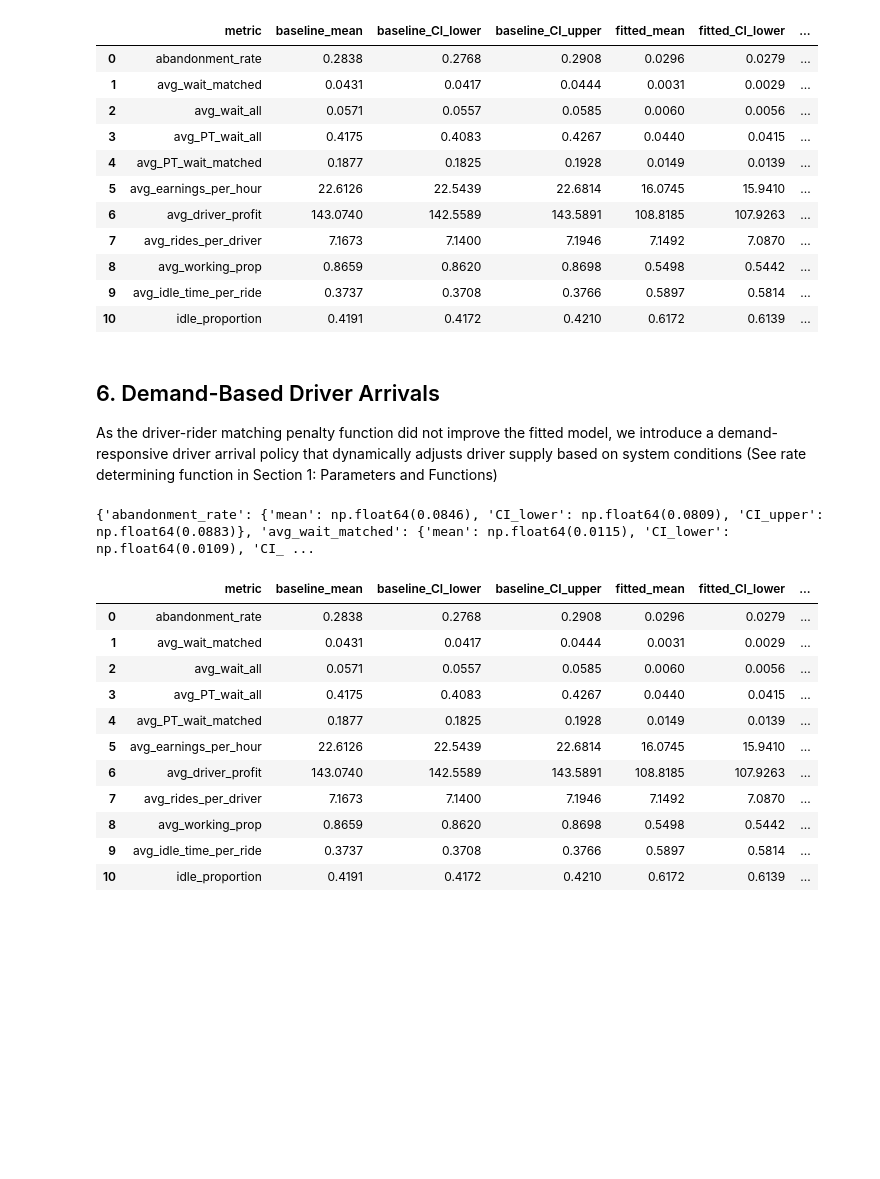
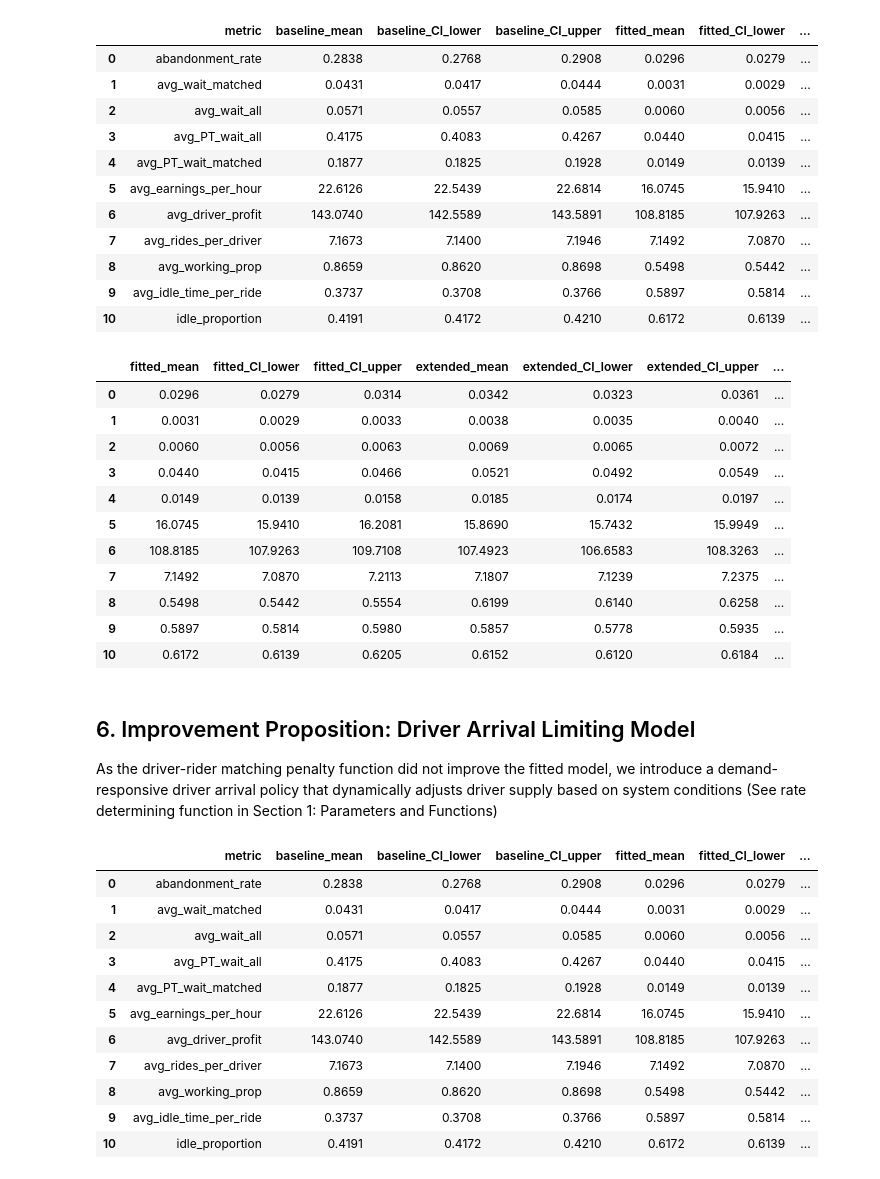
Before and after one commit to ekfortin9059/Simulation-Group-Project-1, a Jupyter notebook: improvement1 copy.ipynb, the cells around one changed output. Saved outputs shown, nothing was run; the diff lists cells and outputs as text; code cells hidden in the pictures; blank space fills up the shorter version.

```diff
--- a/improvement1 copy.ipynb
+++ b/improvement1 copy.ipynb
@@ -724,8 +717,8 @@ When $\lambda_1$ is allowed to be near 0, it tends towards that value, even as t
 
 We raised the lower bound of $\lambda_1$ incrementally until the best value was greater than zero, thus resulting in the interval [0.75, 5].
 # %%
-lambda1_values = np.linspace(0.75, 10, 15)
-lambda2_values = np.linspace(0, 10, 15)
+lambda1_values = np.linspace(0.75, 5, 15)
+lambda2_values = np.linspace(0, 5, 15)
 
 TerminationTime = 100
 gridsearch_results = []
@@ -823,10 +784,10 @@ for m in metrics:
     })
 
 comparison_df = pd.DataFrame(rows)
-comparison_df["Difference(F-B)"] = (
+comparison_df["Difference(Emp-Base)"] = (
     comparison_df["fitted_mean"] - comparison_df["baseline_mean"]
 )
-comparison_df["Difference(E-F)"] = (
+comparison_df["Difference(Match-Emp)"] = (
     comparison_df["extended_mean"] - comparison_df["fitted_mean"]
 )
 
@@ -845,15 +806,27 @@ comparison_df.round(4)
 | 8 | avg_working_prop | 0.8659 | 0.8620 | 0.8698 | 0.5498 | 0.5442 | ... |
 | 9 | avg_idle_time_per_ride | 0.3737 | 0.3708 | 0.3766 | 0.5897 | 0.5814 | ... |
 | 10 | idle_proportion | 0.4191 | 0.4172 | 0.4210 | 0.6172 | 0.6139 | ... |
+# %%
+comparison_df.round(4)[[ 'fitted_mean','fitted_CI_lower', 'fitted_CI_upper', 'extended_mean','extended_CI_lower','extended_CI_upper','Difference(Match-Emp)'  ]]
+# %% [output]
+|  | fitted_mean | fitted_CI_lower | fitted_CI_upper | extended_mean | extended_CI_lower | extended_CI_upper | ... |
+| 0 | 0.0296 | 0.0279 | 0.0314 | 0.0342 | 0.0323 | 0.0361 | ... |
+| 1 | 0.0031 | 0.0029 | 0.0033 | 0.0038 | 0.0035 | 0.0040 | ... |
+| 2 | 0.0060 | 0.0056 | 0.0063 | 0.0069 | 0.0065 | 0.0072 | ... |
+| 3 | 0.0440 | 0.0415 | 0.0466 | 0.0521 | 0.0492 | 0.0549 | ... |
+| 4 | 0.0149 | 0.0139 | 0.0158 | 0.0185 | 0.0174 | 0.0197 | ... |
+| 5 | 16.0745 | 15.9410 | 16.2081 | 15.8690 | 15.7432 | 15.9949 | ... |
+| 6 | 108.8185 | 107.9263 | 109.7108 | 107.4923 | 106.6583 | 108.3263 | ... |
+| 7 | 7.1492 | 7.0870 | 7.2113 | 7.1807 | 7.1239 | 7.2375 | ... |
+| 8 | 0.5498 | 0.5442 | 0.5554 | 0.6199 | 0.6140 | 0.6258 | ... |
+| 9 | 0.5897 | 0.5814 | 0.5980 | 0.5857 | 0.5778 | 0.5935 | ... |
+| 10 | 0.6172 | 0.6139 | 0.6205 | 0.6152 | 0.6120 | 0.6184 | ... |
 # %% [markdown]
-## 6. Demand-Based Driver Arrivals
+## 6. Improvement Proposition: Driver Arrival Limiting Model
 
 As the driver-rider matching penalty function did not improve the fitted model, we introduce a demand-responsive driver arrival policy that dynamically adjusts driver supply based on system conditions (See rate determining function in Section 1: Parameters and Functions)
 # %%
 summary_arrivals_model = run_replications(100, 0,0, "fitted", 100, True)
-print(summary_arrivals_model)
-# %% [output]
-{'abandonment_rate': {'mean': np.float64(0.0846), 'CI_lower': np.float64(0.0809), 'CI_upper': np.float64(0.0883)}, 'avg_wait_matched': {'mean': np.float64(0.0115), 'CI_lower': np.float64(0.0109), 'CI_ ...
 # %%
 new_rows=[]
 for m in metrics:
```
Also changed, not shown: parts of 10 cells of this notebook.
